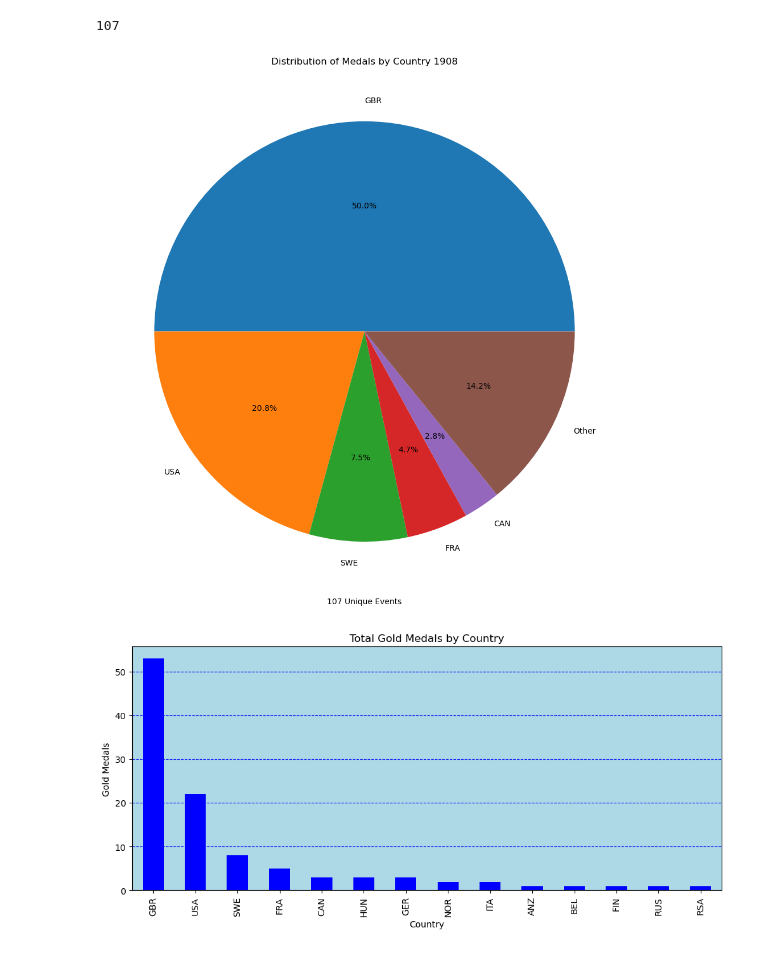
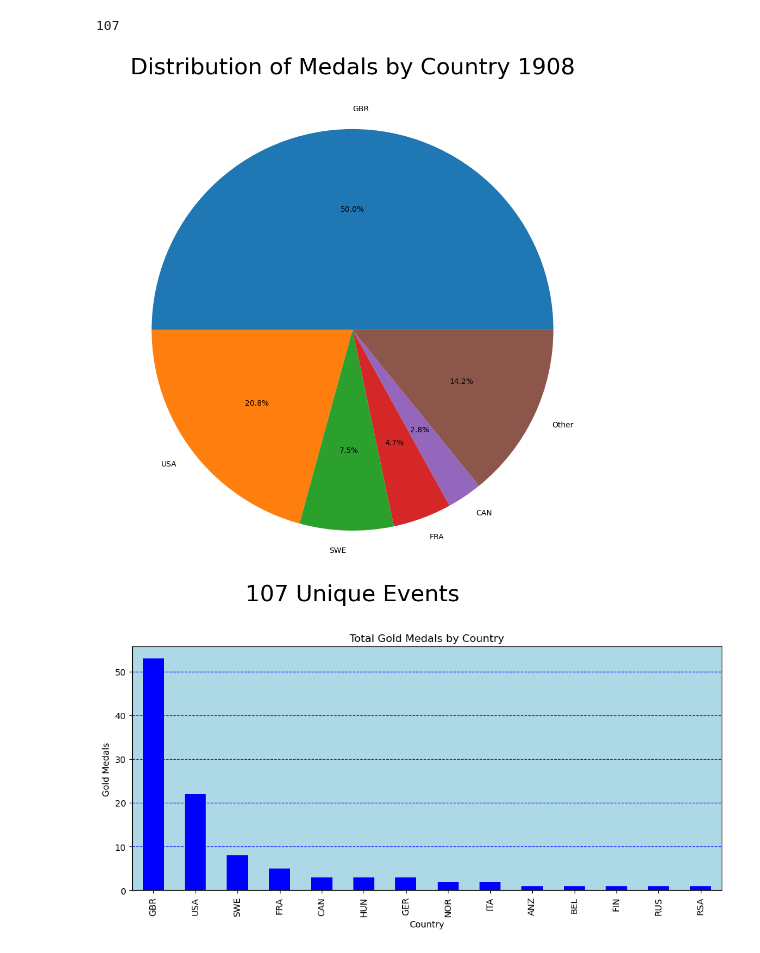
Before and after one commit to brandonhayes13/olympic_project, a Jupyter notebook: new_events.ipynb, the cells around one changed output. Drawn from its saved outputs; the diff is of its cells as text; code cells hidden in the pictures.

Commit message:
Final presentation, Added change of events visual

```diff
--- a/new_events.ipynb
+++ b/new_events.ipynb
@@ -57,17 +152,17 @@ gold_first = first_olympics.loc[(first_olympics["medal"] == "Gold")]
 # %%
 total_medals = gold_first[['event', 'country_noc']].drop_duplicates()["country_noc"].value_counts()
 top_countries = total_medals.nlargest(5)
 total_gold = total_medals.sum()
 other_gold = total_gold - top_countries.sum()
 other_series = pd.Series({"Other": other_gold})
 final_data = pd.concat([top_countries, other_series])
 plt.figure(figsize=(12, 12))
 final_data.plot(kind='pie', color="blue", autopct="%1.1f%%")
-plt.title("Distribution of Medals by Country 1908")
-plt.xlabel("107 Unique Events")
+plt.title("Distribution of Medals by Country 1908", fontsize = 30)
+plt.xlabel("107 Unique Events", fontsize = 30)
 plt.show()
 # %% [output]
-[figure, old version]
+[figure, new version]
 # %%
 plt.figure(figsize=(12, 5))
 total_medals.plot(kind='bar', color = "blue")
```
Also changed, not shown: parts of 8 cells of this notebook, 4 other files.
